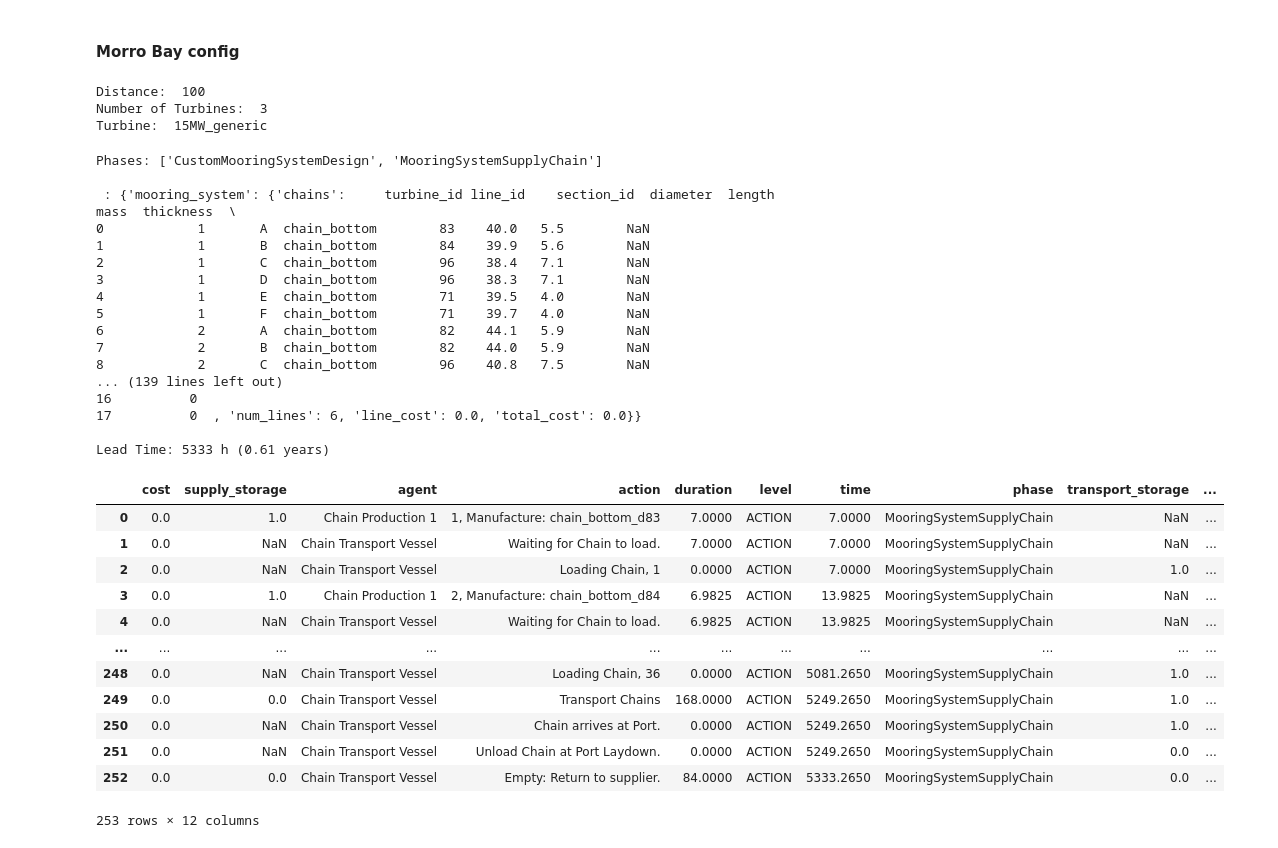
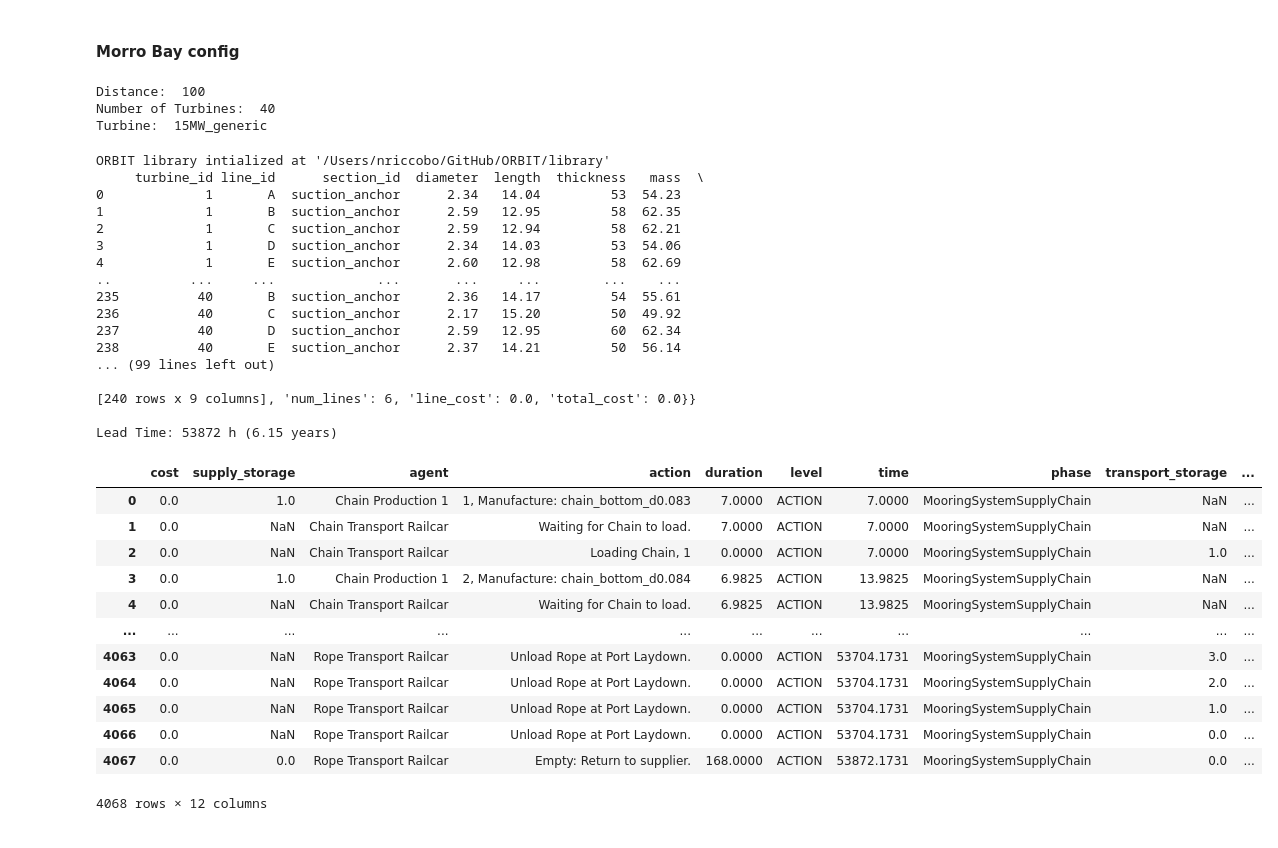
Before and after one commit to WISDEM/ORBIT, a Jupyter notebook: examples/Standard_Mooring/StandardMooring.ipynb, the cells around one changed output. Cells and saved outputs as stored; diff of their text form; code cells hidden in the pictures.

```diff
--- a/examples/Standard_Mooring/StandardMooring.ipynb
+++ b/examples/Standard_Mooring/StandardMooring.ipynb
@@ -27,10 +27,10 @@ print("Distance: ", config_MB["site"]["distance"])
 print("Number of Turbines: ", num_turbines)
 print("Turbine: ", config_MB["turbine"])
 
-config_MB["custom_filename"] = "custom_mooring_MorroBay.csv"
+config_MB["custom_filename"] = "custom_mooring_MorroBay_full.csv"
 # %% [output]
 Distance:  100
-Number of Turbines:  3
+Number of Turbines:  40
 Turbine:  15MW_generic
 # %%
 try:
@@ -49,44 +49,44 @@ print(
       f"\nLead Time: {baseline_MB.installation_time:.0f} h ({baseline_MB.installation_time/8760:.2f} years)"
     )
 # %% [output]
-Phases: ['CustomMooringSystemDesign', 'MooringSystemSupplyChain']
+ORBIT library intialized at '/Users/nriccobo/GitHub/ORBIT/library'
+     turbine_id line_id      section_id  diameter  length  thickness   mass  \
+0             1       A  suction_anchor      2.34   14.04         53  54.23
+1             1       B  suction_anchor      2.59   12.95         58  62.35
+2             1       C  suction_anchor      2.59   12.94         58  62.21
+3             1       D  suction_anchor      2.34   14.03         53  54.06
+4             1       E  suction_anchor      2.60   12.98         58  62.69
+..          ...     ...             ...       ...     ...        ...    ...
+235          40       B  suction_anchor      2.36   14.17         54  55.61
+236          40       C  suction_anchor      2.17   15.20         50  49.92
+237          40       D  suction_anchor      2.59   12.95         60  62.34
+238          40       E  suction_anchor      2.37   14.21         50  56.14
+... (99 lines left out)
 
- : {'mooring_system': {'chains':     turbine_id line_id    section_id  diameter  length  mass  thickness  \
-0            1       A  chain_bottom        83    40.0   5.5        NaN
-1            1       B  chain_bottom        84    39.9   5.6        NaN
-2            1       C  chain_bottom        96    38.4   7.1        NaN
-3            1       D  chain_bottom        96    38.3   7.1        NaN
-4            1       E  chain_bottom        71    39.5   4.0        NaN
-5            1       F  chain_bottom        71    39.7   4.0        NaN
-6            2       A  chain_bottom        82    44.1   5.9        NaN
-7            2       B  chain_bottom        82    44.0   5.9        NaN
-8            2       C  chain_bottom        96    40.8   7.5        NaN
-... (139 lines left out)
-16          0
-17          0  , 'num_lines': 6, 'line_cost': 0.0, 'total_cost': 0.0}}
+[240 rows x 9 columns], 'num_lines': 6, 'line_cost': 0.0, 'total_cost': 0.0}}
 
-Lead Time: 5333 h (0.61 years)
+Lead Time: 53872 h (6.15 years)
 # %%
 df_actions_MB = pd.DataFrame(baseline_MB.actions)
 
 pd.DataFrame(df_actions_MB).to_csv(
-        os.path.join(RESULTS, "MorroBay_baseline_project.csv")
+        os.path.join(RESULTS, "MorroBay_full_project.csv")
 )
 df_actions_MB
 # %% [output]
 |  | cost | supply_storage | agent | action | duration | level | time | phase | transport_storage | ... |
-| 0 | 0.0 | 1.0 | Chain Production 1 | 1, Manufacture: chain_bottom_d83 | 7.0000 | ACTION | 7.0000 | MooringSystemSupplyChain | NaN | ... |
-| 1 | 0.0 | NaN | Chain Transport Vessel | Waiting for Chain to load. | 7.0000 | ACTION | 7.0000 | MooringSystemSupplyChain | NaN | ... |
-| 2 | 0.0 | NaN | Chain Transport Vessel | Loading Chain, 1 | 0.0000 | ACTION | 7.0000 | MooringSystemSupplyChain | 1.0 | ... |
-| 3 | 0.0 | 1.0 | Chain Production 1 | 2, Manufacture: chain_bottom_d84 | 6.9825 | ACTION | 13.9825 | MooringSystemSupplyChain | NaN | ... |
-| 4 | 0.0 | NaN | Chain Transport Vessel | Waiting for Chain to load. | 6.9825 | ACTION | 13.9825 | MooringSystemSupplyChain | NaN | ... |
+| 0 | 0.0 | 1.0 | Chain Production 1 | 1, Manufacture: chain_bottom_d0.083 | 7.0000 | ACTION | 7.0000 | MooringSystemSupplyChain | NaN | ... |
+| 1 | 0.0 | NaN | Chain Transport Railcar | Waiting for Chain to load. | 7.0000 | ACTION | 7.0000 | MooringSystemSupplyChain | NaN | ... |
+| 2 | 0.0 | NaN | Chain Transport Railcar | Loading Chain, 1 | 0.0000 | ACTION | 7.0000 | MooringSystemSupplyChain | 1.0 | ... |
+| 3 | 0.0 | 1.0 | Chain Production 1 | 2, Manufacture: chain_bottom_d0.084 | 6.9825 | ACTION | 13.9825 | MooringSystemSupplyChain | NaN | ... |
+| 4 | 0.0 | NaN | Chain Transport Railcar | Waiting for Chain to load. | 6.9825 | ACTION | 13.9825 | MooringSystemSupplyChain | NaN | ... |
 | ... | ... | ... | ... | ... | ... | ... | ... | ... | ... | ... |
-| 248 | 0.0 | NaN | Chain Transport Vessel | Loading Chain, 36 | 0.0000 | ACTION | 5081.2650 | MooringSystemSupplyChain | 1.0 | ... |
-| 249 | 0.0 | 0.0 | Chain Transport Vessel | Transport Chains | 168.0000 | ACTION | 5249.2650 | MooringSystemSupplyChain | 1.0 | ... |
-| 250 | 0.0 | NaN | Chain Transport Vessel | Chain arrives at Port. | 0.0000 | ACTION | 5249.2650 | MooringSystemSupplyChain | 1.0 | ... |
-| 251 | 0.0 | NaN | Chain Transport Vessel | Unload Chain at Port Laydown. | 0.0000 | ACTION | 5249.2650 | MooringSystemSupplyChain | 0.0 | ... |
-| 252 | 0.0 | 0.0 | Chain Transport Vessel | Empty: Return to supplier. | 84.0000 | ACTION | 5333.2650 | MooringSystemSupplyChain | 0.0 | ... |
+| 4063 | 0.0 | NaN | Rope Transport Railcar | Unload Rope at Port Laydown. | 0.0000 | ACTION | 53704.1731 | MooringSystemSupplyChain | 3.0 | ... |
+| 4064 | 0.0 | NaN | Rope Transport Railcar | Unload Rope at Port Laydown. | 0.0000 | ACTION | 53704.1731 | MooringSystemSupplyChain | 2.0 | ... |
+| 4065 | 0.0 | NaN | Rope Transport Railcar | Unload Rope at Port Laydown. | 0.0000 | ACTION | 53704.1731 | MooringSystemSupplyChain | 1.0 | ... |
+| 4066 | 0.0 | NaN | Rope Transport Railcar | Unload Rope at Port Laydown. | 0.0000 | ACTION | 53704.1731 | MooringSystemSupplyChain | 0.0 | ... |
+| 4067 | 0.0 | 0.0 | Rope Transport Railcar | Empty: Return to supplier. | 168.0000 | ACTION | 53872.1731 | MooringSystemSupplyChain | 0.0 | ... |
-253 rows × 12 columns
+4068 rows × 12 columns
 # %%
 # Plot logic
 import numpy as np
```
Also changed, not shown: parts of 1 cell of this notebook, 4 other files.
